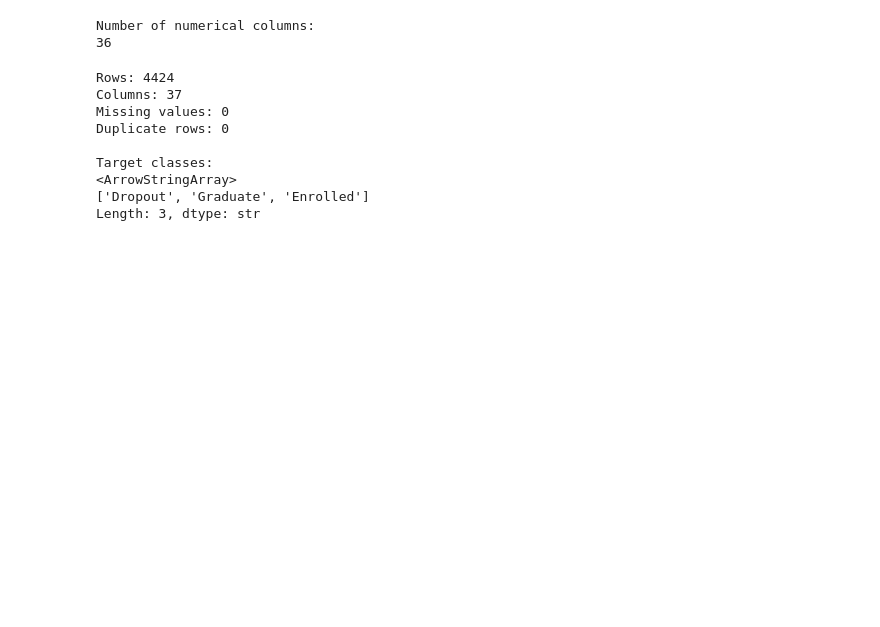
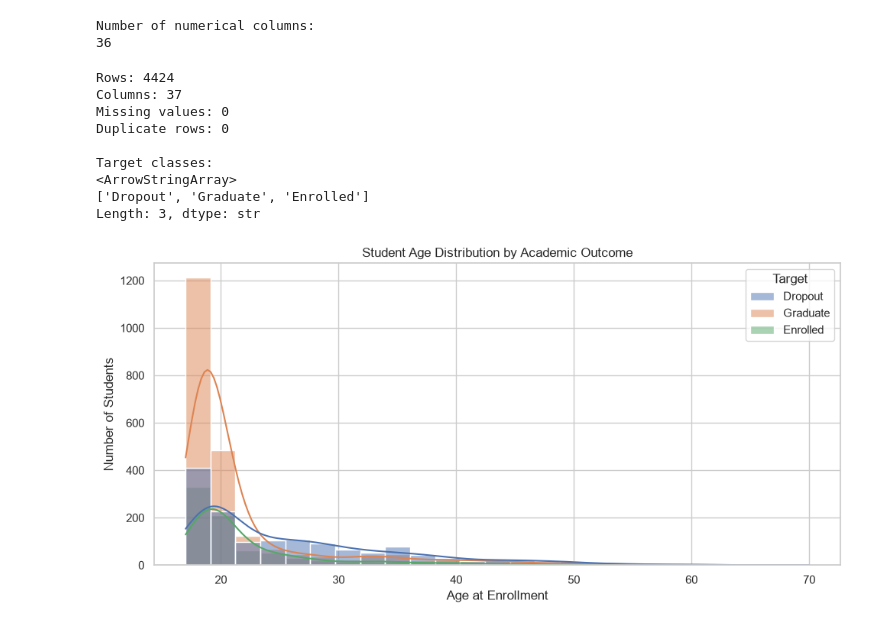
Before and after one commit to mrsegaexplains/IT5022_machine_learning_group_assignment, a Jupyter notebook: notebooks/01_data_exploration.ipynb, the cells around one changed output. Cells and saved outputs as stored; diff of their text form; code cells hidden in the pictures; blank space fills up the shorter version.

Commit message:
completd exploratory data analysis

```diff
--- a/notebooks/01_data_exploration.ipynb
+++ b/notebooks/01_data_exploration.ipynb
@@ -195,3 +198,22 @@ Target classes:
 <ArrowStringArray>
 ['Dropout', 'Graduate', 'Enrolled']
 Length: 3, dtype: str
+# %%
+plt.figure(figsize=(10, 5))
+
+sns.histplot(
+    data=df,
+    x="Age at enrollment",
+    hue="Target",
+    bins=25,
+    kde=True
+)
+
+plt.title("Student Age Distribution by Academic Outcome")
+plt.xlabel("Age at Enrollment")
+plt.ylabel("Number of Students")
+
+plt.tight_layout()
+plt.show()
+# %% [output]
+[figure, added]
```
Also changed, not shown: parts of 2 cells of this notebook, 2 other files.
